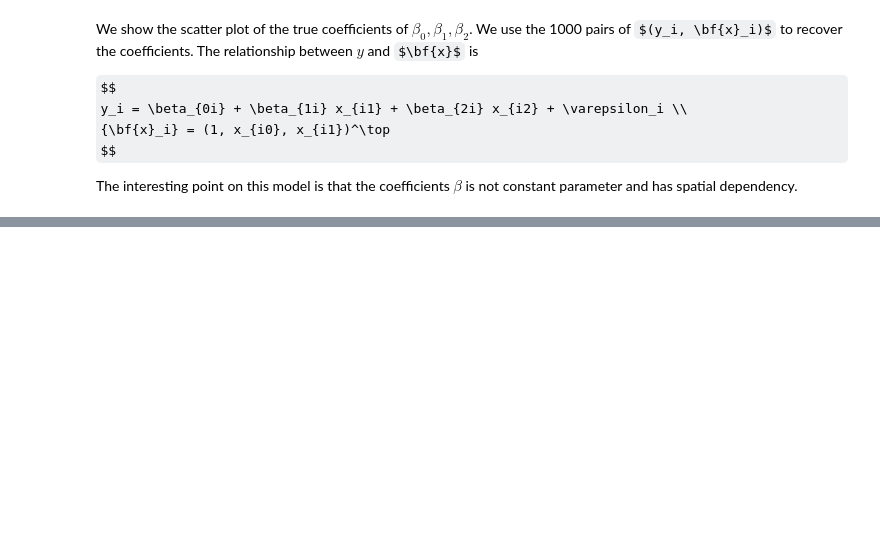
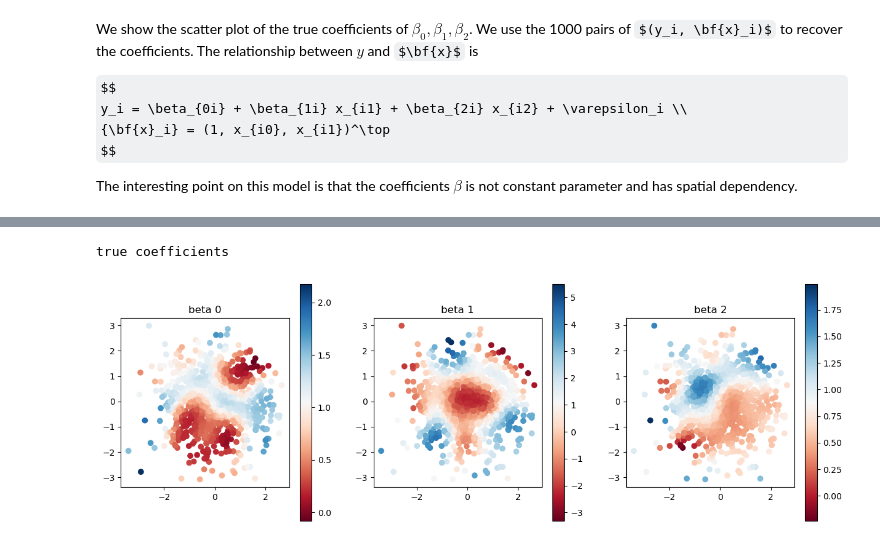
Before and after one commit to hayato-n/sgGWR, a Jupyter notebook: docs/examples/introduction.ipynb, the cells around one changed output, grey strips where cells are left out. Saved outputs shown, nothing was run; the diff lists cells and outputs as text; code cells hidden in the pictures; some formulas as TeX source; blank space fills up the shorter version.

```diff
--- a/docs/examples/introduction.ipynb
+++ b/docs/examples/introduction.ipynb
@@ -118,0 +162,6 @@ The interesting point on this model is that the coefficients $\beta$ is not cons
+# %%
+print("true coefficients")
+plot_scatter(beta, sites)
+# %% [output]
+true coefficients
+[figure, added]
```
Also changed, not shown: parts of 31 cells of this notebook, 4 other files.
